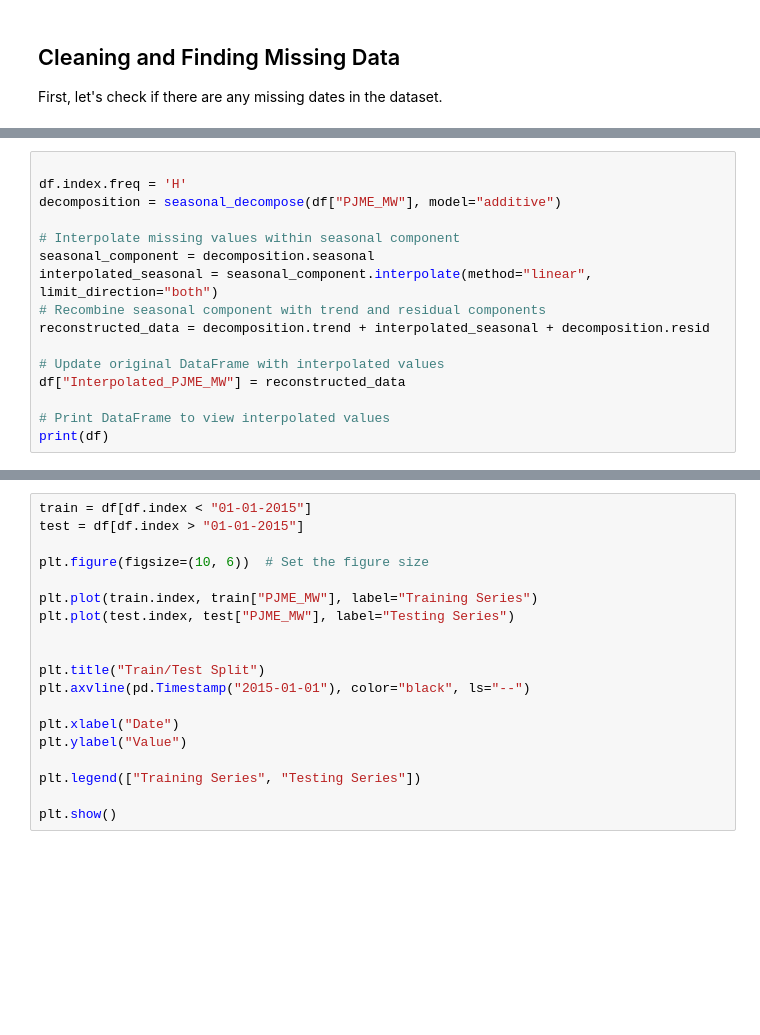
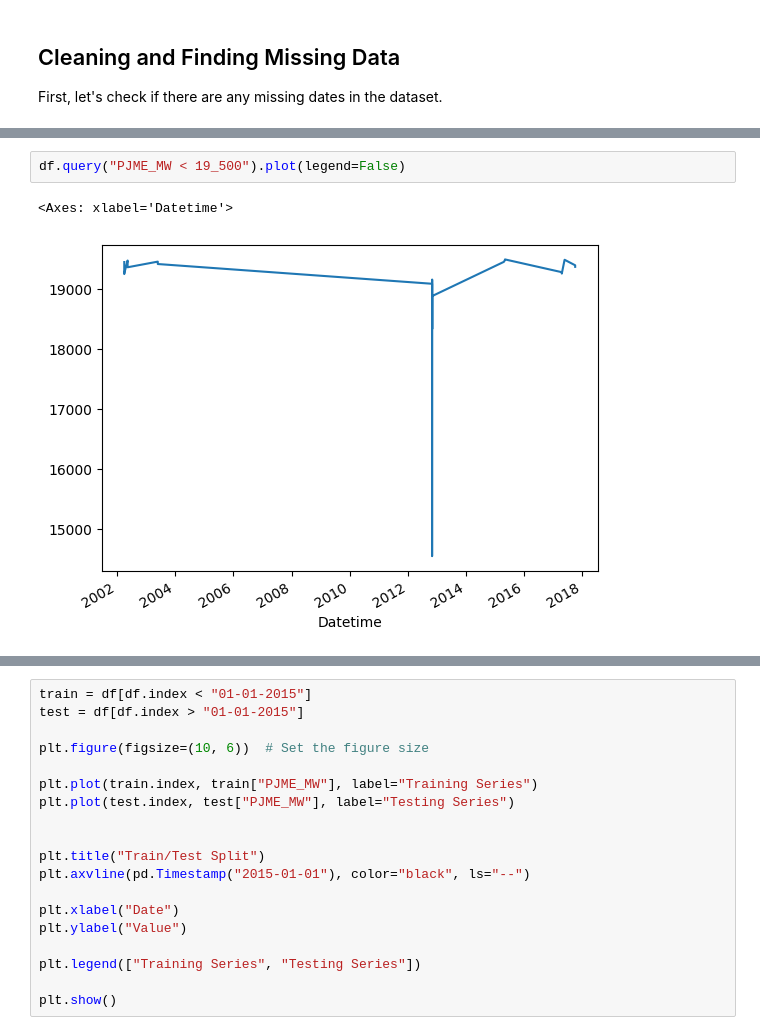
Before and after one commit to mArcio-Lmano/Data-Science, a Jupyter notebook: Forecasting/time_series.ipynb, the cells around one changed output, grey strips where cells are left out. Cells and saved outputs as stored; diff of their text form; blank space fills up the shorter version.

```diff
--- a/Forecasting/time_series.ipynb
+++ b/Forecasting/time_series.ipynb
@@ -101,16 +83,0 @@ As we can see there are a few days where the dates that are missing lets try to
-# %%
-
-df.index.freq = 'H'
-decomposition = seasonal_decompose(df["PJME_MW"], model="additive")
-
-# Interpolate missing values within seasonal component
-seasonal_component = decomposition.seasonal
-interpolated_seasonal = seasonal_component.interpolate(method="linear", limit_direction="both")
-# Recombine seasonal component with trend and residual components
-reconstructed_data = decomposition.trend + interpolated_seasonal + decomposition.resid
-
-# Update original DataFrame with interpolated values
-df["Interpolated_PJME_MW"] = reconstructed_data
-
-# Print DataFrame to view interpolated values
-print(df)
@@ -118,0 +176,5 @@ ValueError: Inferred frequency None from passed values does not conform to passe
+# %%
+df.query("PJME_MW < 19_500").plot(legend=False)
+# %% [output]
+<Axes: xlabel='Datetime'>
+[figure, added]
```
Also changed, not shown: parts of 79 cells of this notebook.
